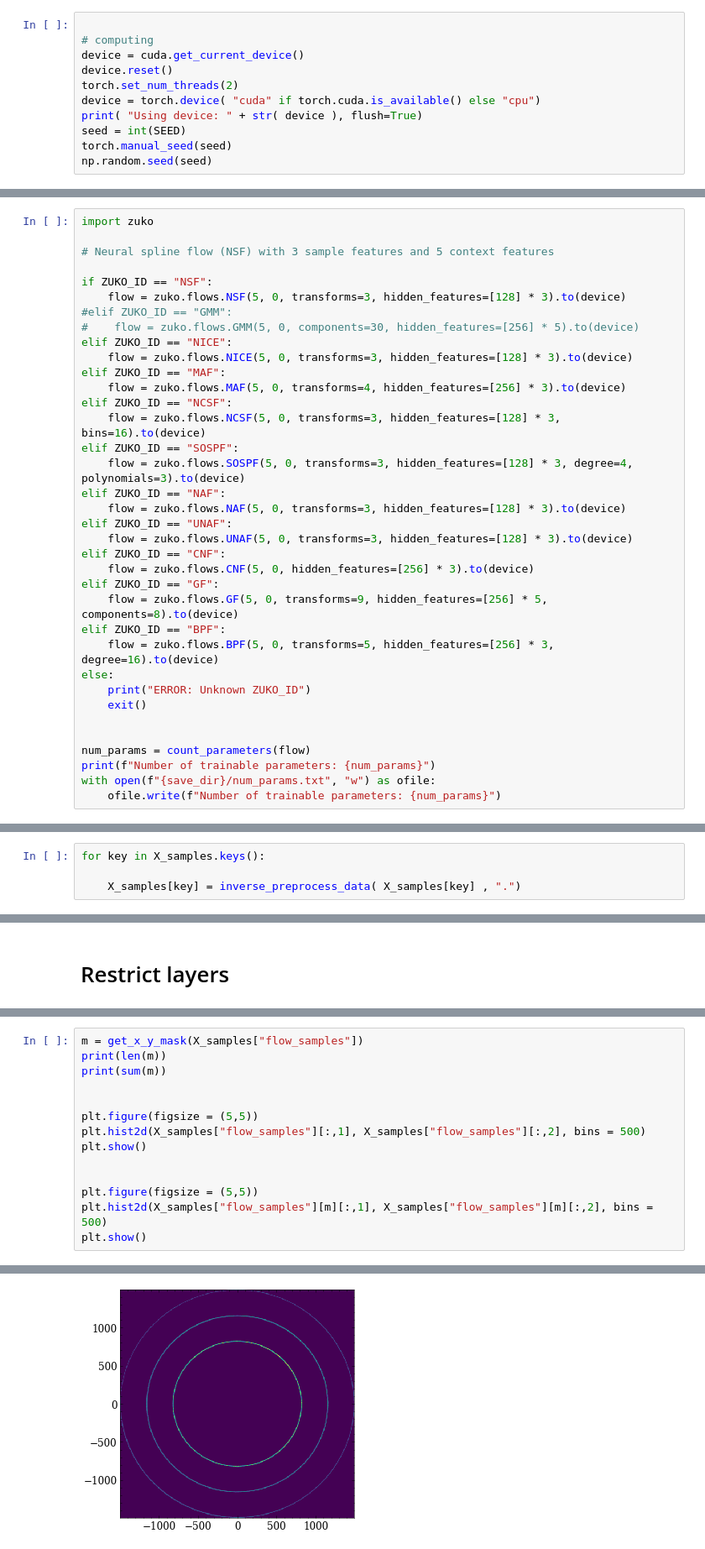
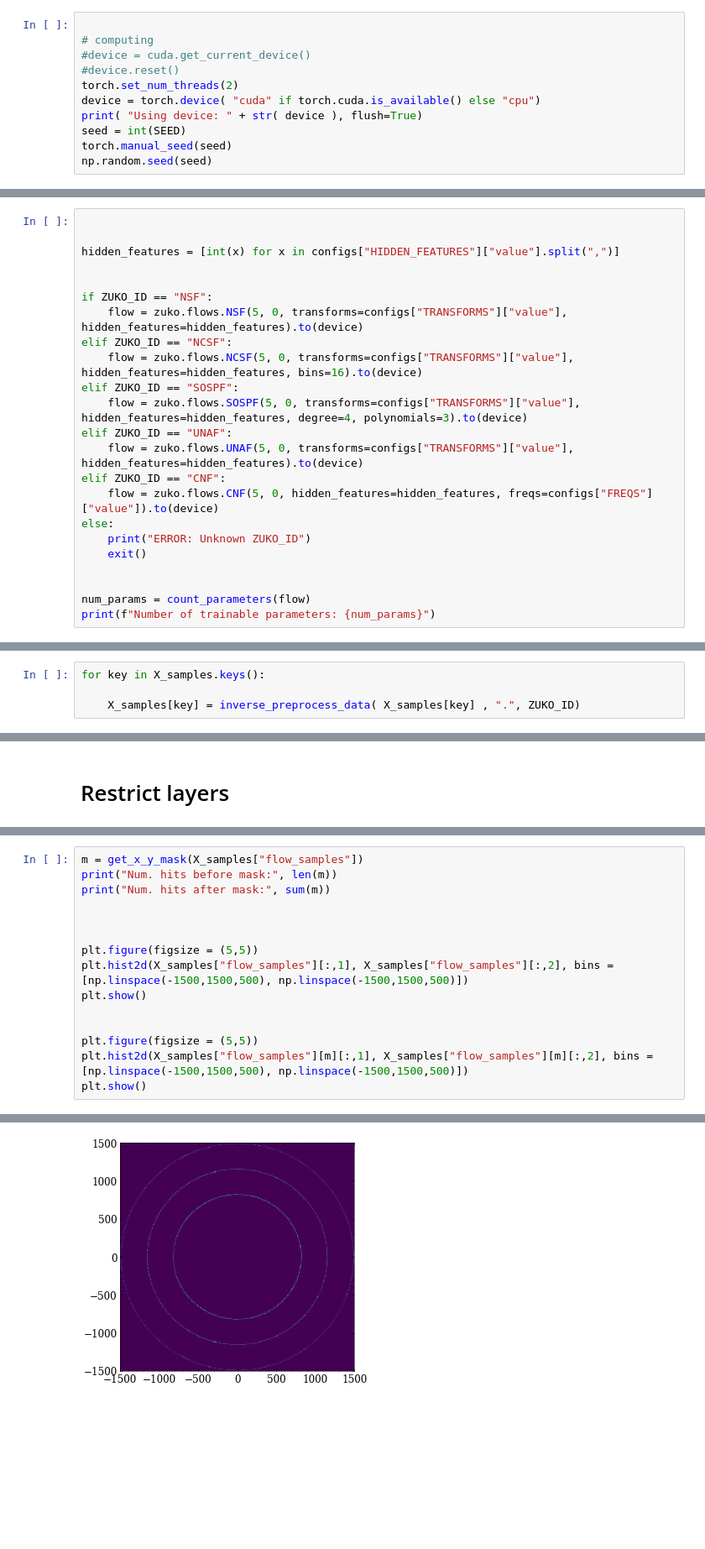
Before and after one commit to rmastand/fast_tracker_BIBgen_mucoll, a Jupyter notebook: test_truncation.ipynb, the cells around one changed output, grey strips where cells are left out. Shown at 84% size. Cells and saved outputs as stored; diff of their text form; blank space fills up the shorter version.

```diff
--- a/test_truncation.ipynb
+++ b/test_truncation.ipynb
@@ -33,8 +41,8 @@ os.makedirs(save_dir, exist_ok=True)
 # %%
 
 # computing
-device = cuda.get_current_device()
-device.reset()
+#device = cuda.get_current_device()
+#device.reset()
 torch.set_num_threads(2)
 device = torch.device( "cuda" if torch.cuda.is_available() else "cpu")
 print( "Using device: " + str( device ), flush=True)
@@ -187,30 +126,19 @@ Val data has shape (135750, 5).
 # %%
-import zuko
 
-# Neural spline flow (NSF) with 3 sample features and 5 context features
+
+hidden_features = [int(x) for x in configs["HIDDEN_FEATURES"]["value"].split(",")]
+
 
 if ZUKO_ID == "NSF":
-    flow = zuko.flows.NSF(5, 0, transforms=3, hidden_features=[128] * 3).to(device)
-#elif ZUKO_ID == "GMM":
-#    flow = zuko.flows.GMM(5, 0, components=30, hidden_features=[256] * 5).to(device)
-elif ZUKO_ID == "NICE":
-    flow = zuko.flows.NICE(5, 0, transforms=3, hidden_features=[128] * 3).to(device)
-elif ZUKO_ID == "MAF":
-    flow = zuko.flows.MAF(5, 0, transforms=4, hidden_features=[256] * 3).to(device)
+    flow = zuko.flows.NSF(5, 0, transforms=configs["TRANSFORMS"]["value"], hidden_features=hidden_features).to(device)
 elif ZUKO_ID == "NCSF":
-    flow = zuko.flows.NCSF(5, 0, transforms=3, hidden_features=[128] * 3, bins=16).to(device)
+    flow = zuko.flows.NCSF(5, 0, transforms=configs["TRANSFORMS"]["value"], hidden_features=hidden_features, bins=16).to(device)
 elif ZUKO_ID == "SOSPF":
-    flow = zuko.flows.SOSPF(5, 0, transforms=3, hidden_features=[128] * 3, degree=4, polynomials=3).to(device)
-elif ZUKO_ID == "NAF":
-    flow = zuko.flows.NAF(5, 0, transforms=3, hidden_features=[128] * 3).to(device)
+    flow = zuko.flows.SOSPF(5, 0, transforms=configs["TRANSFORMS"]["value"], hidden_features=hidden_features, degree=4, polynomials=3).to(device)
 elif ZUKO_ID == "UNAF":
-    flow = zuko.flows.UNAF(5, 0, transforms=3, hidden_features=[128] * 3).to(device)
+    flow = zuko.flows.UNAF(5, 0, transforms=configs["TRANSFORMS"]["value"], hidden_features=hidden_features).to(device)
 elif ZUKO_ID == "CNF":
-    flow = zuko.flows.CNF(5, 0, hidden_features=[256] * 3).to(device)
-elif ZUKO_ID == "GF":
-    flow = zuko.flows.GF(5, 0, transforms=9, hidden_features=[256] * 5, components=8).to(device)
-elif ZUKO_ID == "BPF":
-    flow = zuko.flows.BPF(5, 0, transforms=5, hidden_features=[256] * 3, degree=16).to(device)
+    flow = zuko.flows.CNF(5, 0, hidden_features=hidden_features, freqs=configs["FREQS"]["value"]).to(device)
 else:
     print("ERROR: Unknown ZUKO_ID")
     exit()
@@ -218,6 +146,4 @@ else:
 
 num_params = count_parameters(flow)
 print(f"Number of trainable parameters: {num_params}")
-with open(f"{save_dir}/num_params.txt", "w") as ofile:
-    ofile.write(f"Number of trainable parameters: {num_params}")
 # %% [output]
@@ -252,7 +178,7 @@ Making flow samples...
 # %%
 for key in X_samples.keys():
 
-    X_samples[key] = inverse_preprocess_data( X_samples[key] , ".")
+    X_samples[key] = inverse_preprocess_data( X_samples[key] , ".", ZUKO_ID)
 # %%
 
 plot_hists_1d({"data":data, **X_samples}, bins_dict, log_dims=log_vars, labels=feature_labels)
@@ -312,15 +245,16 @@ plt.show()
 # %%
 m = get_x_y_mask(X_samples["flow_samples"])
-print(len(m))
-print(sum(m))
+print("Num. hits before mask:", len(m))
+print("Num. hits after mask:", sum(m))
+
 
 
 plt.figure(figsize = (5,5))
-plt.hist2d(X_samples["flow_samples"][:,1], X_samples["flow_samples"][:,2], bins = 500)
+plt.hist2d(X_samples["flow_samples"][:,1], X_samples["flow_samples"][:,2], bins = [np.linspace(-1500,1500,500), np.linspace(-1500,1500,500)])
 plt.show()
 
 
 plt.figure(figsize = (5,5))
-plt.hist2d(X_samples["flow_samples"][m][:,1], X_samples["flow_samples"][m][:,2], bins = 500)
+plt.hist2d(X_samples["flow_samples"][m][:,1], X_samples["flow_samples"][m][:,2], bins = [np.linspace(-1500,1500,500), np.linspace(-1500,1500,500)])
 plt.show()
 # %% [output]
@@ -330,2 +264,2 @@ plt.show()
-[figure, old version]
+[figure, new version]
 # %%
```
Also changed, not shown: parts of 12 cells of this notebook, 4 other files.
